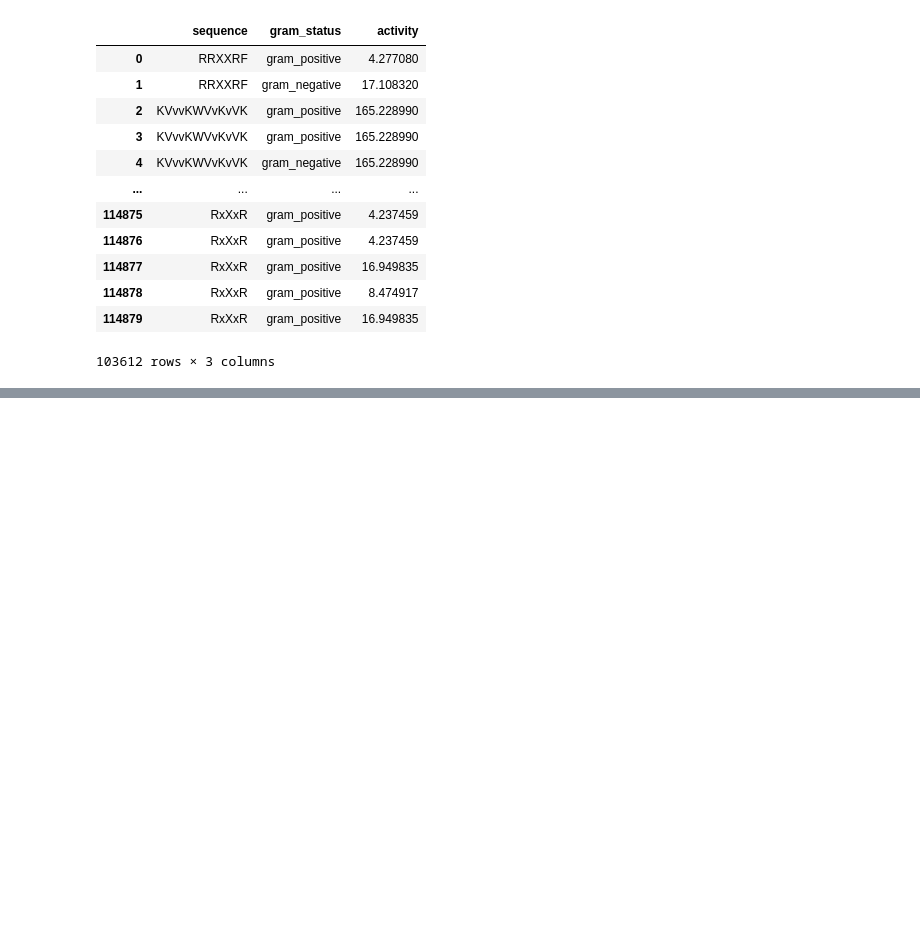
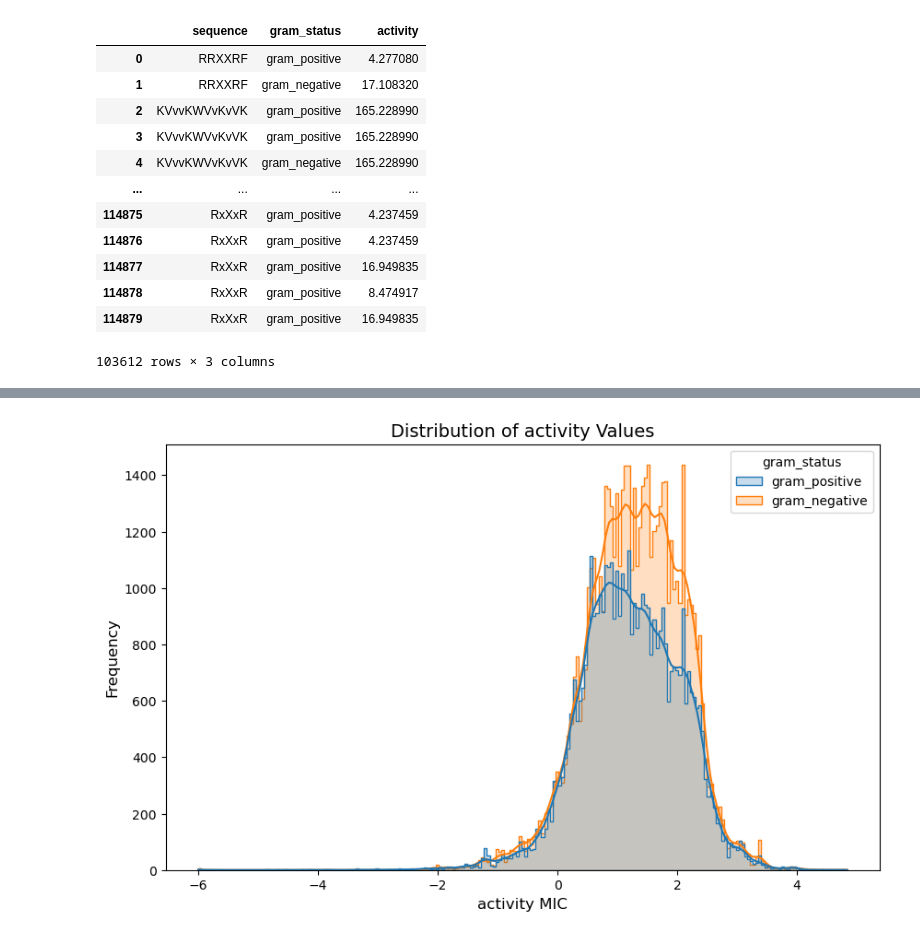
Before and after one commit to nmach22/amp-prediction, a Jupyter notebook: notebooks/01_eda/gram_status_analysis.ipynb, the cells around one changed output, grey strips where cells are left out. Saved outputs shown, nothing was run; the diff lists cells and outputs as text; code cells hidden in the pictures; blank space fills up the shorter version.

```diff
--- a/notebooks/01_eda/gram_status_analysis.ipynb
+++ b/notebooks/01_eda/gram_status_analysis.ipynb
@@ -113,0 +121,4 @@ filtered_df.to_csv('../../data/processed/amp_mic_activities_gram_classified.csv'
+# %%
+import numpy as np
+
+filtered_df["log_activity"] = np.log10(filtered_df["activity"].clip(lower=1e-6))
@@ -113,0 +144,11 @@ filtered_df.to_csv('../../data/processed/amp_mic_activities_gram_classified.csv'
+# %%
+plt.figure(figsize=(10, 6))
+
+sns.histplot(data=filtered_df, x='log_activity', hue='gram_status', kde=True, element="step")
+
+plt.title('Distribution of activity Values', fontsize=14)
+plt.xlabel('activity MIC', fontsize=12)
+plt.ylabel('Frequency', fontsize=12)
+plt.show()
+# %% [output]
+[figure, added]
```
Also changed, not shown: parts of 3 cells of this notebook, 3 other files.
